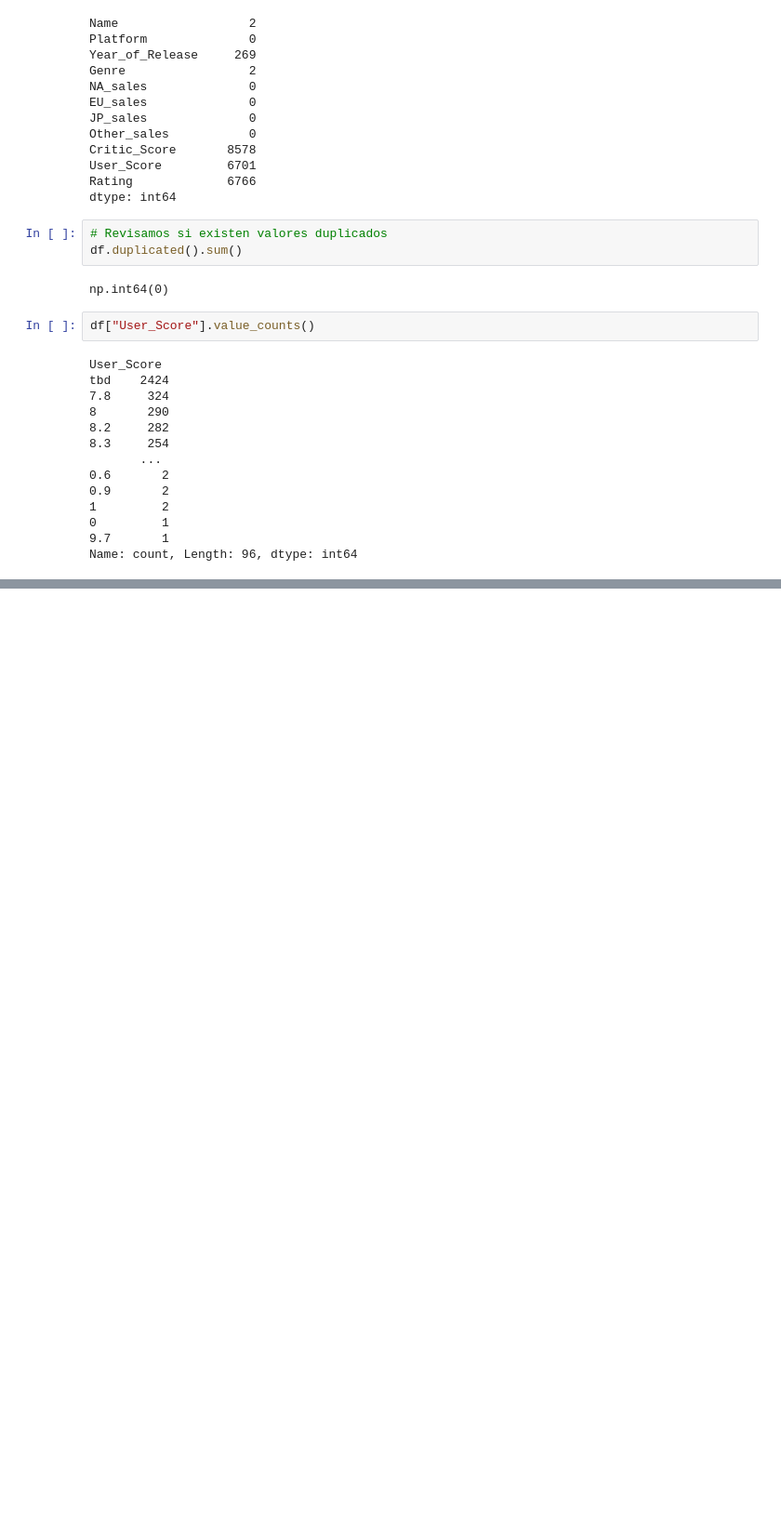
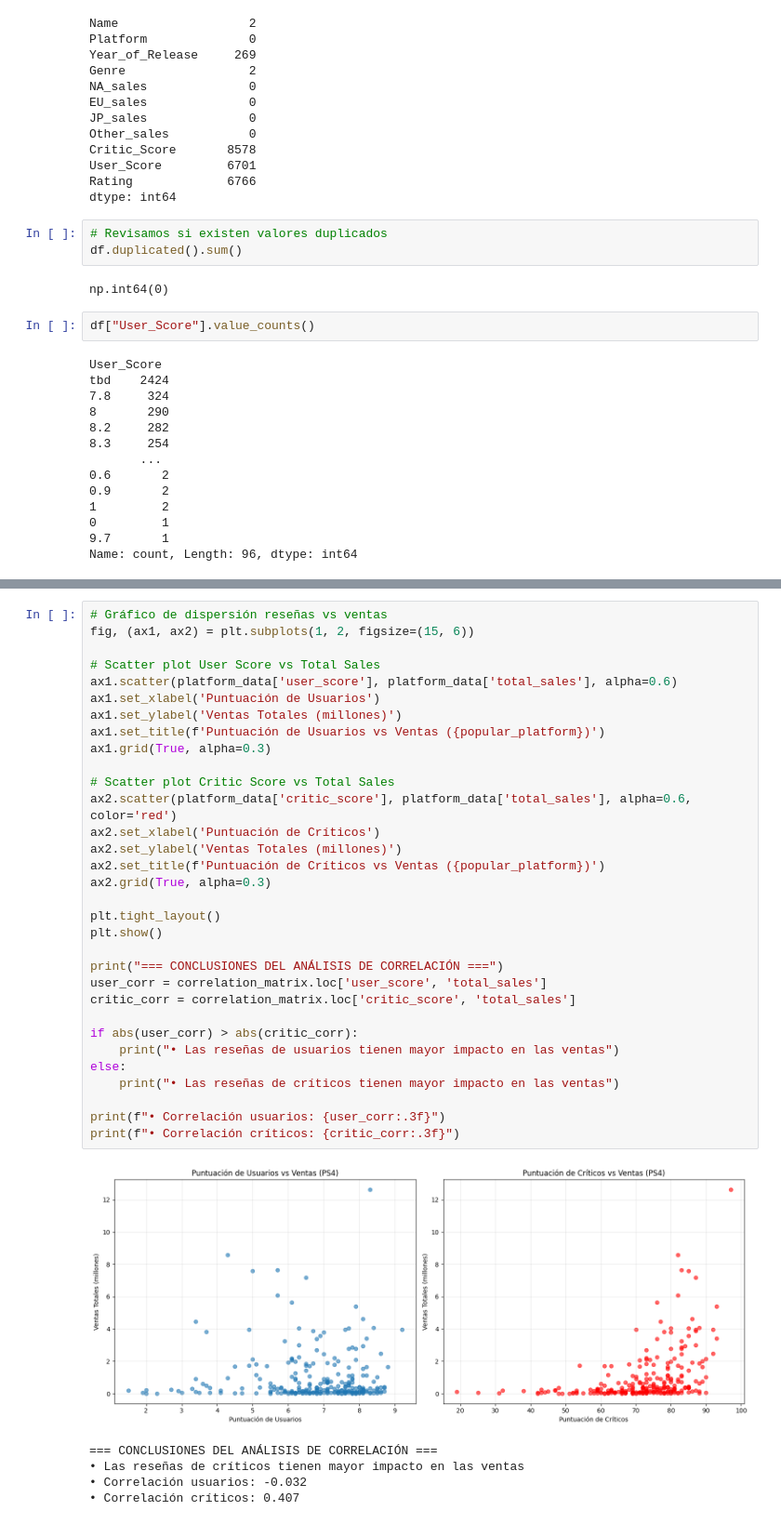
Before and after one commit to carloscarranza2486/tripleten-data-science, a Jupyter notebook: sprint-06-module-project-1/notebook.ipynb, the cells around one changed output, grey strips where cells are left out. Shown at 93% size. Saved outputs shown, nothing was run; the diff lists cells and outputs as text; blank space fills up the shorter version.

```diff
--- a/sprint-06-module-project-1/notebook.ipynb
+++ b/sprint-06-module-project-1/notebook.ipynb
@@ -113,0 +483,38 @@ AttributeError: 'DataFrame' object has no attribute 'lower'
+# %%
+# Gráfico de dispersión reseñas vs ventas
+fig, (ax1, ax2) = plt.subplots(1, 2, figsize=(15, 6))
+
+# Scatter plot User Score vs Total Sales
+ax1.scatter(platform_data['user_score'], platform_data['total_sales'], alpha=0.6)
+ax1.set_xlabel('Puntuación de Usuarios')
+ax1.set_ylabel('Ventas Totales (millones)')
+ax1.set_title(f'Puntuación de Usuarios vs Ventas ({popular_platform})')
+ax1.grid(True, alpha=0.3)
+
+# Scatter plot Critic Score vs Total Sales
+ax2.scatter(platform_data['critic_score'], platform_data['total_sales'], alpha=0.6, color='red')
+ax2.set_xlabel('Puntuación de Críticos')
+ax2.set_ylabel('Ventas Totales (millones)')
+ax2.set_title(f'Puntuación de Críticos vs Ventas ({popular_platform})')
+ax2.grid(True, alpha=0.3)
+
+plt.tight_layout()
+plt.show()
+
+print("=== CONCLUSIONES DEL ANÁLISIS DE CORRELACIÓN ===")
+user_corr = correlation_matrix.loc['user_score', 'total_sales']
+critic_corr = correlation_matrix.loc['critic_score', 'total_sales']
+
+if abs(user_corr) > abs(critic_corr):
+    print("• Las reseñas de usuarios tienen mayor impacto en las ventas")
+else:
+    print("• Las reseñas de críticos tienen mayor impacto en las ventas")
+
+print(f"• Correlación usuarios: {user_corr:.3f}")
+print(f"• Correlación críticos: {critic_corr:.3f}")
+# %% [output]
+[figure, added]
+=== CONCLUSIONES DEL ANÁLISIS DE CORRELACIÓN ===
+• Las reseñas de críticos tienen mayor impacto en las ventas
+• Correlación usuarios: -0.032
+• Correlación críticos: 0.407
```
Also changed, not shown: parts of 27 cells of this notebook.
